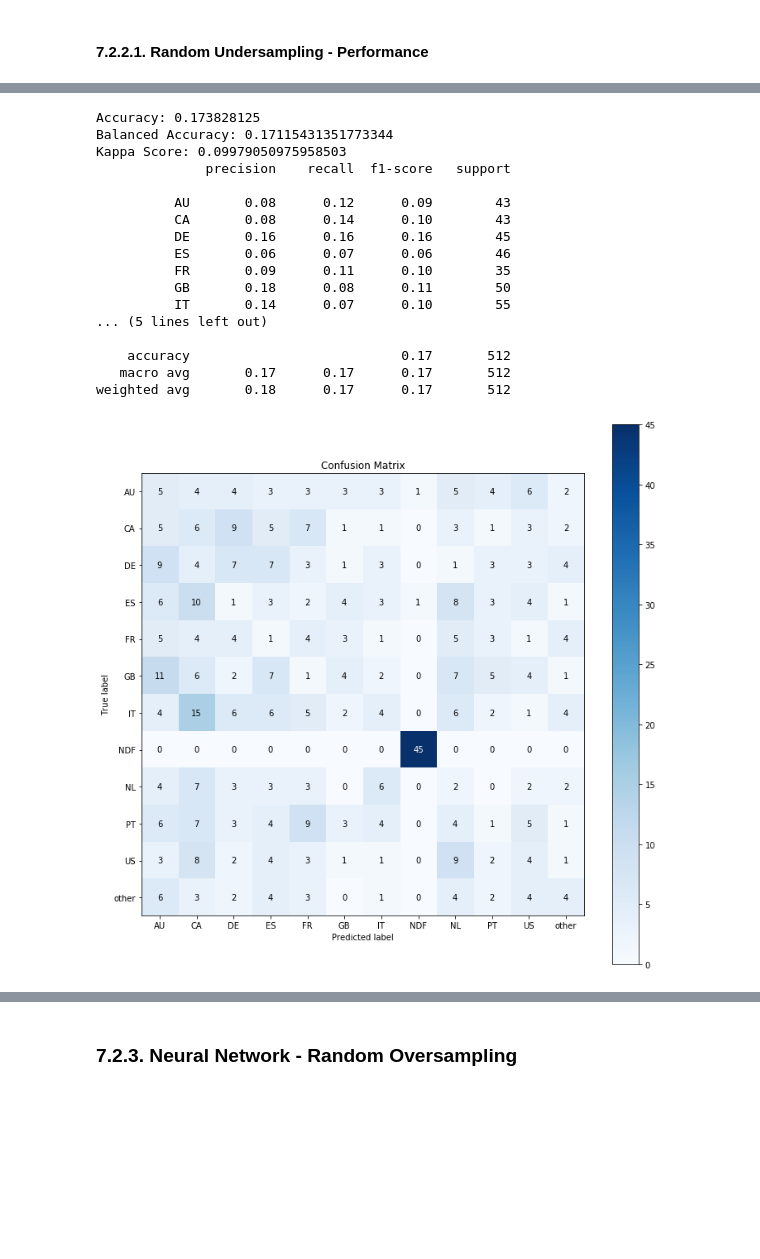
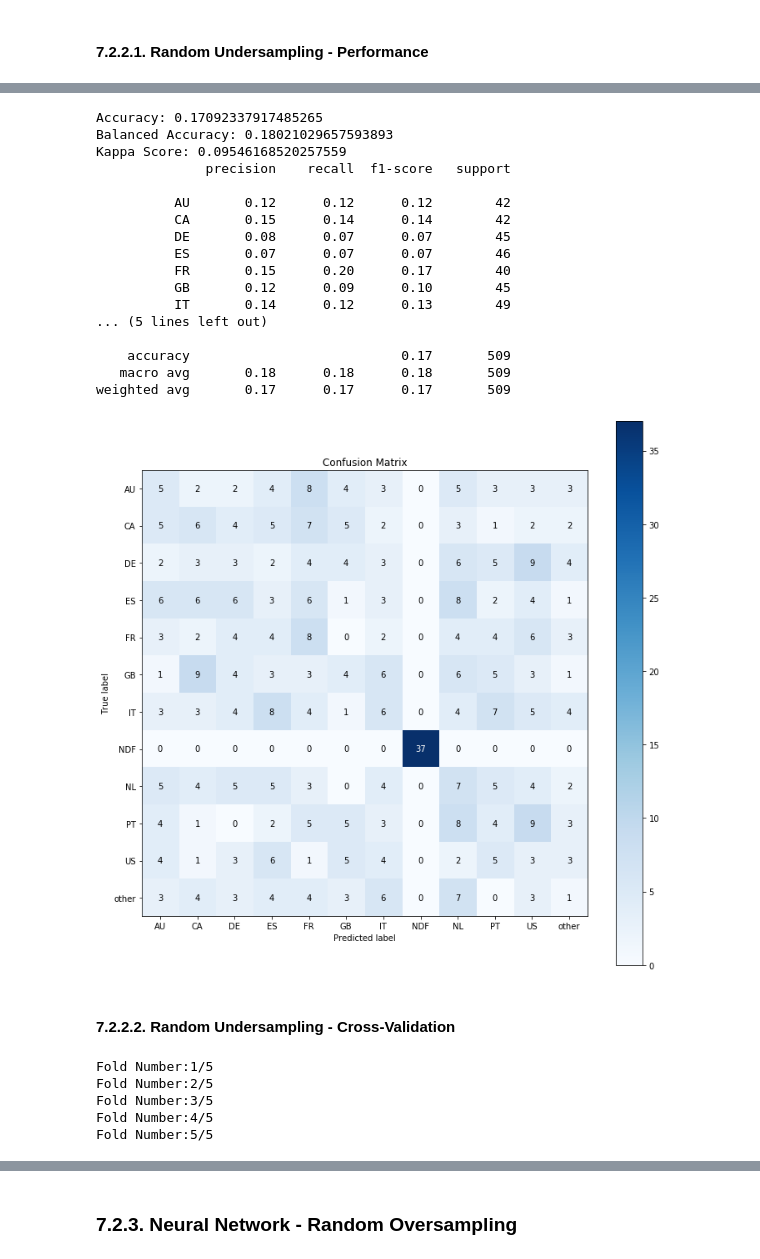
Before and after one commit to vinissouza/Airbnb-First-Booking-Forecast, a Jupyter notebook: Notebooks/7th-Cycle-Notebook-Data_Preparation.ipynb, the cells around one changed output, grey strips where cells are left out. Cells and saved outputs as stored; diff of their text form; code cells hidden in the pictures; blank space fills up the shorter version.

```diff
--- a/Notebooks/7th-Cycle-Notebook-Data_Preparation.ipynb
+++ b/Notebooks/7th-Cycle-Notebook-Data_Preparation.ipynb
@@ -1477,16 +1356,16 @@ df06_users_comb = df05_users_comb.copy()
 ## 6.1. Split Dataframe into Training and Test Dataset
 # %%
 # training dataset
-X = df06_users.drop(['id', 'country_destination'], axis=1 )
-X_under = df06_users_under.drop( 'country_destination', axis=1 )
-X_over = df06_users_over.drop( 'country_destination', axis=1 )
-X_comb = df06_users_comb.drop( 'country_destination', axis=1 )
+X = df06_users.drop( columns=ohe.categories_[0] )
+X_under = df06_users_under.drop( columns=ohe.categories_[0] )
+X_over = df06_users_over.drop( columns=ohe.categories_[0] )
+X_comb = df06_users_comb.drop( columns=ohe.categories_[0] )
 
 #  training response dataset
-y = df06_users['country_destination']
-y_under = df06_users_under['country_destination']
-y_over = df06_users_over['country_destination']
-y_comb = df06_users_comb['country_destination']
+y = df06_users[ohe.categories_[0]]
+y_under = df06_users_under[ohe.categories_[0]]
+y_over = df06_users_over[ohe.categories_[0]]
+y_comb = df06_users_comb[ohe.categories_[0]]
 # %%
 # Split dataset into training and test (validation)
 X_train, X_test, y_train, y_test = ms.train_test_split(X, y, test_size=0.2, random_state=32)
@@ -1617,9 +1499,5 @@ weighted avg       0.43      0.43      0.43     41319
 ## 7.2. Neural Network - MLP
 # %% [markdown]
 ### 7.2.1. Neural Network - Imbalanced Data
-# %%
-ohe = pp.OneHotEncoder()
-
-y_train_nn = ohe.fit_transform(y_train.values.reshape(-1, 1)).toarray()
 # %%
 # model definition
@@ -1726,6 +1654,6 @@ model_under.add( l.Dense(12, activation='softmax') )
 model_under.compile(loss='categorical_crossentropy', optimizer='adam', metrics=['accuracy'])
 
 # train model
-model_under.fit(x_train_under, y_train_under_nn, epochs=100)
+model_under.fit(x_train_under, y_train_under, epochs=100)
 # %% [output]
 Epoch 1/100
@@ -1753,8 +1681,7 @@ Epoch 100/100
 pred_under_nn = model_under.predict(x_test_under)
 
 # invert prediction
-yhat_under_nn = ohe_under.inverse_transform(pred_under_nn)
+yhat_under_nn = ohe.inverse_transform(pred_under_nn)
 
-# test dataset prepare with real results
-y_test_under_nn = y_test_under.to_numpy()
-yhat_under_nn = yhat_under_nn.reshape(1, -1)[0]
+# invert validation response
+y_test_under_nn = ohe.inverse_transform(y_test_under)
@@ -1778,37 +1722,58 @@ dtype: float64
 # %%
 # Accuracy
 acc_under_nn = m.accuracy_score( y_test_under_nn, yhat_under_nn )
 print(f'Accuracy: {acc_under_nn}')
 
 # Balanced Accuracy
 balanced_acc_under_nn = m.balanced_accuracy_score(y_test_under_nn, yhat_under_nn)
 print(f'Balanced Accuracy: {balanced_acc_under_nn}')
 
 # Kappa Metrics
 kappa_under_nn = m.cohen_kappa_score(y_test_under_nn, yhat_under_nn)
 print(f'Kappa Score: {kappa_under_nn}')
 
 # Classification report
 print(m.classification_report(y_test_under_nn, yhat_under_nn))
 
 # Confusion Matrix
 mt.plot_confusion_matrix( y_test_under_nn, yhat_under_nn, normalize=False, figsize=(12,12));
+
+# Performance
+under_performance = {'model': 'NN Model - Random Undersampling',
+                     'acc': np.round(acc_under_nn, 6),
+                     'balanced_acc': np.round(balanced_acc_under_nn, 6),
+                     'kappa_score': np.round(kappa_under_nn, 6)}
 # %% [output]
-Accuracy: 0.173828125
-Balanced Accuracy: 0.17115431351773344
-Kappa Score: 0.09979050975958503
+Accuracy: 0.17092337917485265
+Balanced Accuracy: 0.18021029657593893
+Kappa Score: 0.09546168520257559
               precision    recall  f1-score   support
 
-          AU       0.08      0.12      0.09        43
-          CA       0.08      0.14      0.10        43
-          DE       0.16      0.16      0.16        45
-          ES       0.06      0.07      0.06        46
-          FR       0.09      0.11      0.10        35
-          GB       0.18      0.08      0.11        50
-          IT       0.14      0.07      0.10        55
+          AU       0.12      0.12      0.12        42
+          CA       0.15      0.14      0.14        42
+          DE       0.08      0.07      0.07        45
+          ES       0.07      0.07      0.07        46
+          FR       0.15      0.20      0.17        40
+          GB       0.12      0.09      0.10        45
+          IT       0.14      0.12      0.13        49
 ... (5 lines left out)
 
-    accuracy                           0.17       512
-   macro avg       0.17      0.17      0.17       512
-weighted avg       0.18      0.17      0.17       512
+    accuracy                           0.17       509
+   macro avg       0.18      0.18      0.18       509
+weighted avg       0.17      0.17      0.17       509
-[figure, old version]
+[figure, new version]
+# %% [markdown]
+#### 7.2.2.2. Random Undersampling - Cross-Validation
+# %%
+# cross validation performance
+acc_under, balanced_acc_under, kappa_under = cross_validation(num_fold=5,
+                                                              x_train=x_train_under,
+                                                              y_train=y_train_under,
+                                                              model=model_under,
+                                                              verbose=True)
+# %% [output]
+Fold Number:1/5
+Fold Number:2/5
+Fold Number:3/5
+Fold Number:4/5
+Fold Number:5/5
```
Also changed, not shown: parts of 148 cells of this notebook.
